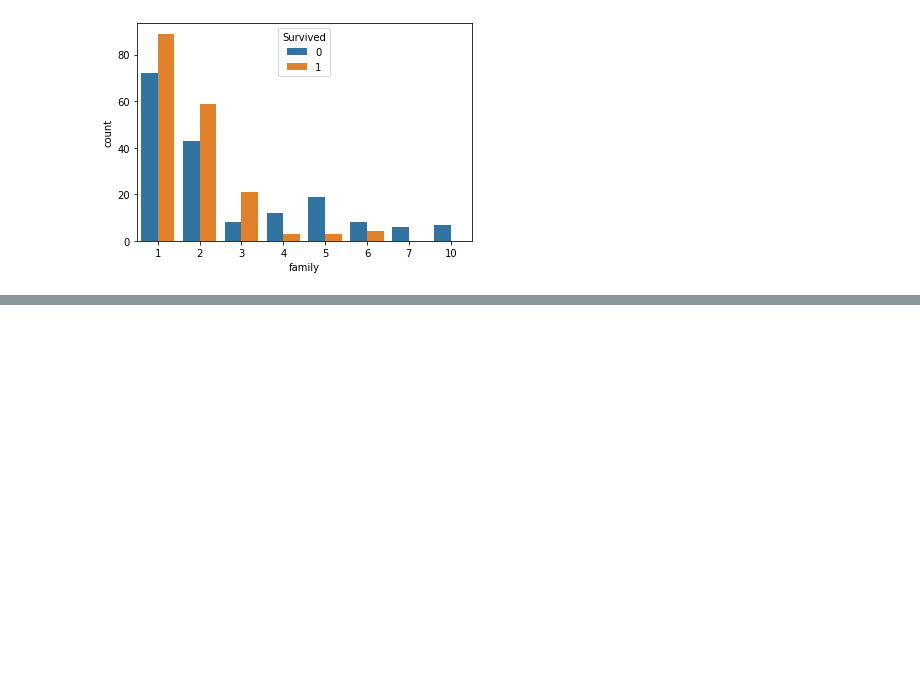
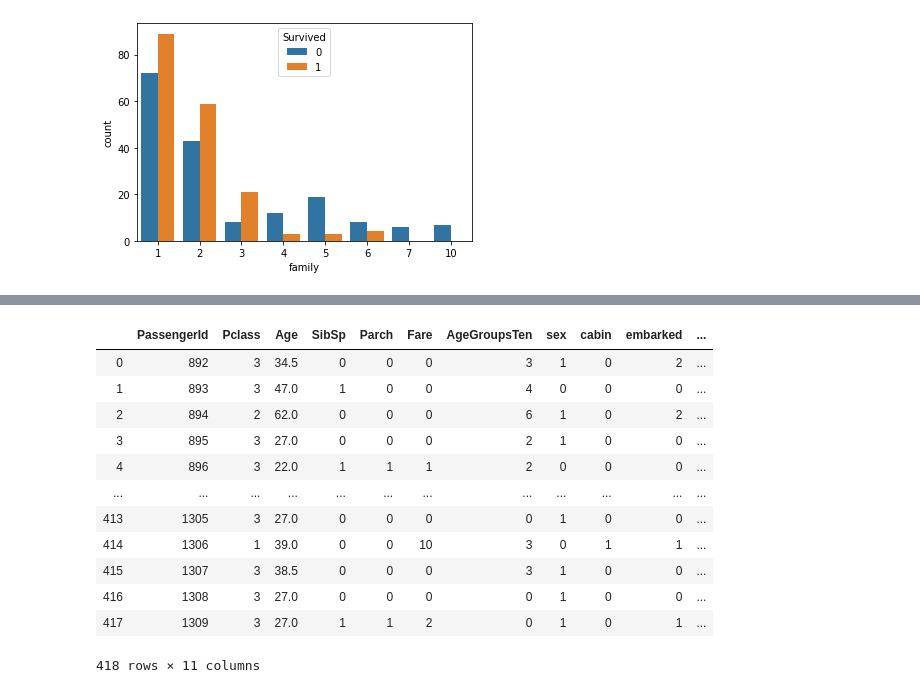
Before and after one commit to JavierOramas/kaggle-titanic, a Jupyter notebook: full_analysis.ipynb, the cells around one changed output, grey strips where cells are left out. Cells and saved outputs as stored; diff of their text form; code cells hidden in the pictures; blank space fills up the shorter version.

```diff
--- a/full_analysis.ipynb
+++ b/full_analysis.ipynb
@@ -102,8 +108,10 @@ sns.countplot(x='AgeGroupsTitle',hue='Survived', data=df, ax = axes[1])
 # %%
 #dropping ticket, no valuable data found on it
 df = df.drop('Ticket', axis=1)
+test = test.drop('Ticket', axis=1)
 # %%
 df['Fare'] = (df['Fare']/10).astype(int)
+test['Fare'] = (test['Fare']/10).astype(int)
 # %%
 plt.figure(figsize=(30,6))
 sns.countplot(x='Fare', hue='Survived', data=df)
@@ -130,9 +138,17 @@ def group_cabin(row):
     if df['Cabin'].value_counts()[row.Cabin] > 1:
         return 1
     return 2
+def group_cabin_test(row):
+    if pd.isna(row.Cabin):
+        return 0
+    if test['Cabin'].value_counts()[row.Cabin] > 1:
+        return 1
+    return 2
 
 df['Cabin'] = df.apply(group_cabin, axis=1)
+test['Cabin'] = test.apply(group_cabin_test, axis=1)
 df['Cabin'] = df['Cabin'].astype('category').cat.rename_categories(['unidentified', 'group', 'solo'])
+test['Cabin'] = test['Cabin'].astype('category').cat.rename_categories(['unidentified', 'group', 'solo'])
 
 g = df.groupby('Cabin').mean()['Survived'].plot.bar()
 g.set_xticklabels(g.get_xticklabels(), rotation=0)
@@ -144,6 +160,8 @@ plt.show()
 print(df['Embarked'].value_counts())
 print('Empties before filling: ', df['Embarked'].isna().sum())
 df['Embarked'].fillna('S', inplace=True)
+test['Embarked'].fillna('S', inplace=True)
 print('Empities after filling: ', df['Embarked'].isna().sum())
 df['Embarked'] = df['Embarked'].astype('category')
+test['Embarked'] = test['Embarked'].astype('category')
 # %% [output]
@@ -216,0 +331,18 @@ sns.countplot(x='family', hue='Survived', data=df2)
+# %%
+df_test_x = prepare_data(test)
+df_test_x = df_test_x.drop('Name', axis=1)
+df_test_x
+# %% [output]
+|  | PassengerId | Pclass | Age | SibSp | Parch | Fare | AgeGroupsTen | sex | cabin | embarked | ... |
+| 0 | 892 | 3 | 34.5 | 0 | 0 | 0 | 3 | 1 | 0 | 2 | ... |
+| 1 | 893 | 3 | 47.0 | 1 | 0 | 0 | 4 | 0 | 0 | 0 | ... |
+| 2 | 894 | 2 | 62.0 | 0 | 0 | 0 | 6 | 1 | 0 | 2 | ... |
+| 3 | 895 | 3 | 27.0 | 0 | 0 | 0 | 2 | 1 | 0 | 0 | ... |
+| 4 | 896 | 3 | 22.0 | 1 | 1 | 1 | 2 | 0 | 0 | 0 | ... |
+| ... | ... | ... | ... | ... | ... | ... | ... | ... | ... | ... | ... |
+| 413 | 1305 | 3 | 27.0 | 0 | 0 | 0 | 0 | 1 | 0 | 0 | ... |
+| 414 | 1306 | 1 | 39.0 | 0 | 0 | 10 | 3 | 0 | 1 | 1 | ... |
+| 415 | 1307 | 3 | 38.5 | 0 | 0 | 0 | 3 | 1 | 0 | 0 | ... |
+| 416 | 1308 | 3 | 27.0 | 0 | 0 | 0 | 0 | 1 | 0 | 0 | ... |
+| 417 | 1309 | 3 | 27.0 | 1 | 1 | 2 | 0 | 1 | 0 | 1 | ... |
+418 rows × 11 columns
```
Also changed, not shown: parts of 13 cells of this notebook, 1 other file.
